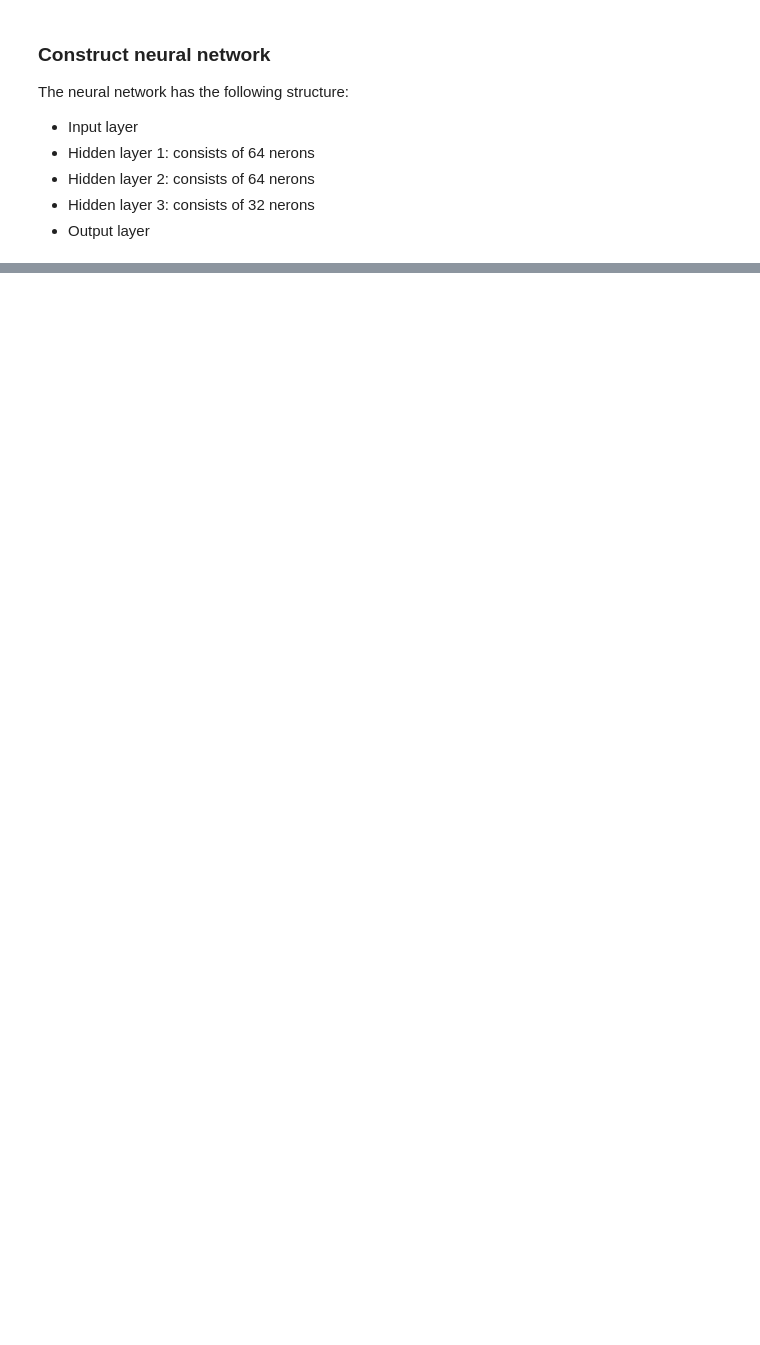
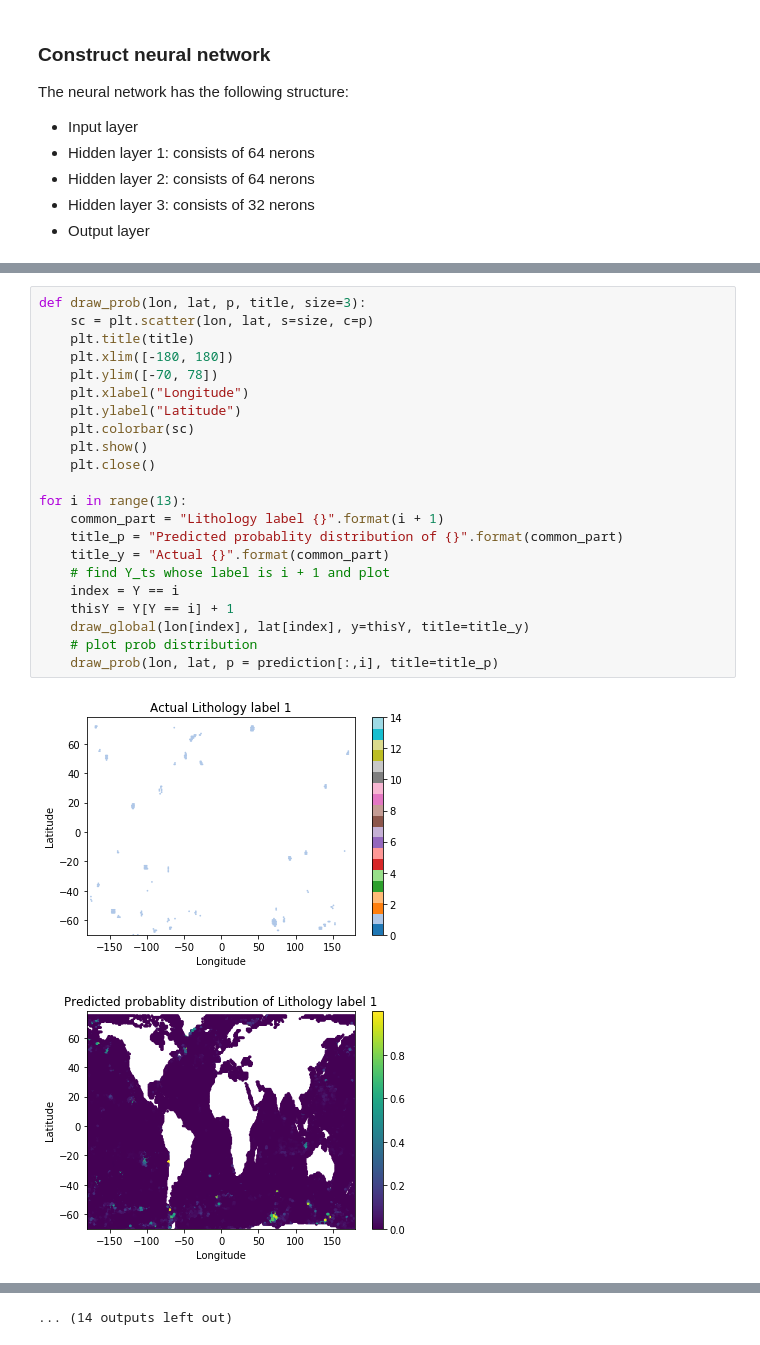
Before and after one commit to joyceyuu/sea, a Jupyter notebook: Keras Lithology 2.ipynb, the cells around one changed output, grey strips where cells are left out. Cells and saved outputs as stored; diff of their text form; blank space fills up the shorter version.

```diff
--- a/Keras Lithology 2.ipynb
+++ b/Keras Lithology 2.ipynb
@@ -172,0 +220,25 @@ draw_global(lon, lat, results + 1, "Predicted lithology")
+# %%
+def draw_prob(lon, lat, p, title, size=3):
+    sc = plt.scatter(lon, lat, s=size, c=p)
+    plt.title(title)
+    plt.xlim([-180, 180])
+    plt.ylim([-70, 78])
+    plt.xlabel("Longitude")
+    plt.ylabel("Latitude")
+    plt.colorbar(sc)
+    plt.show()
+    plt.close()
+
+for i in range(13):
+    common_part = "Lithology label {}".format(i + 1)
+    title_p = "Predicted probablity distribution of {}".format(common_part)
+    title_y = "Actual {}".format(common_part)
+    # find Y_ts whose label is i + 1 and plot
+    index = Y == i
+    thisY = Y[Y == i] + 1
+    draw_global(lon[index], lat[index], y=thisY, title=title_y)
+    # plot prob distribution
+    draw_prob(lon, lat, p = prediction[:,i], title=title_p)
+# %% [output]
+[figure, added]
+[figure, added]
@@ -172,0 +255 @@ draw_global(lon, lat, results + 1, "Predicted lithology")
+... (14 outputs left out)
```
Also changed, not shown: parts of 9 cells of this notebook.
